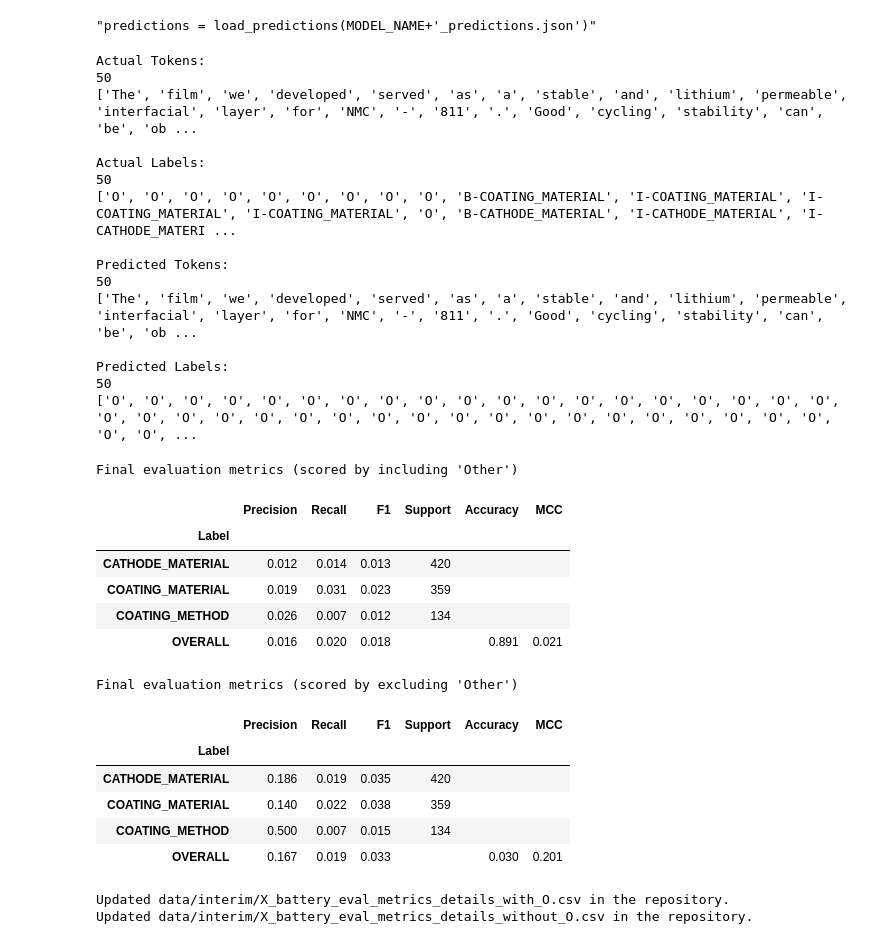
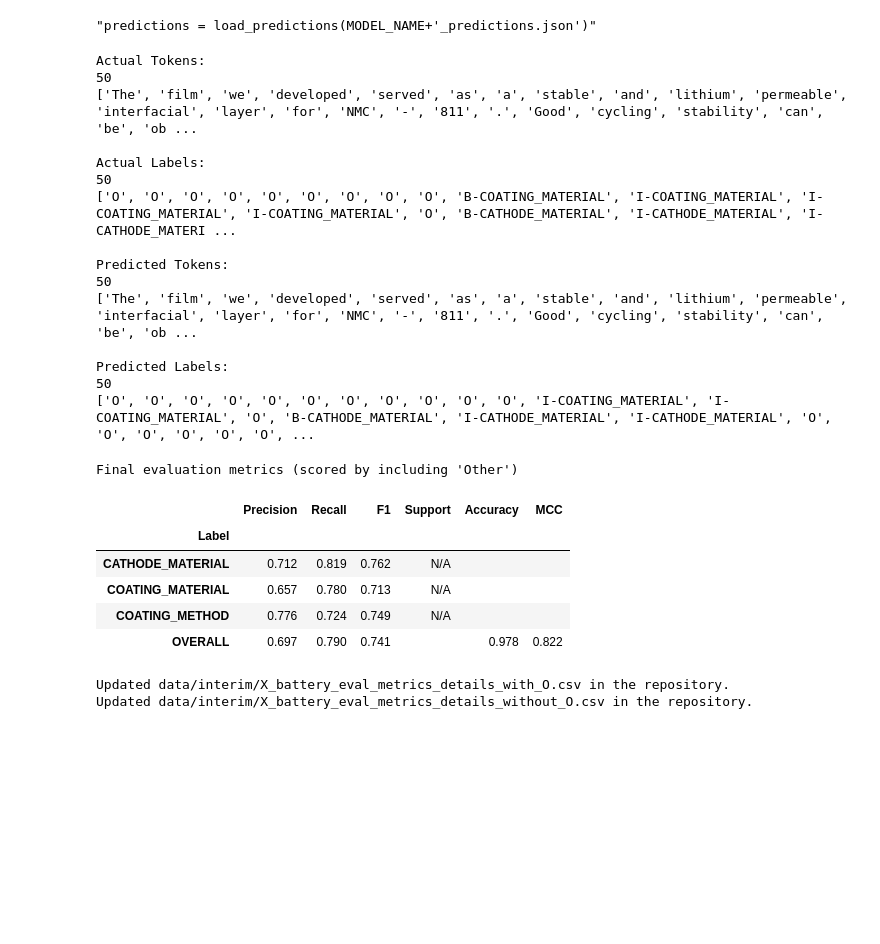
Before and after one commit to jspencermorris/chem_ner, a Jupyter notebook: notebooks/CLUB_NER.ipynb, the cells around one changed output. Drawn from its saved outputs; the diff is of its cells as text; code cells hidden in the pictures; blank space fills up the shorter version.

```diff
--- a/notebooks/CLUB_NER.ipynb
+++ b/notebooks/CLUB_NER.ipynb
@@ -693,14 +705,17 @@ def save_predictions(model, tf_dataset, tokenizer, id2label, output_file):
     special_tokens = {tokenizer.cls_token_id, tokenizer.sep_token_id, tokenizer.pad_token_id}
 
     # Iterate over the validation dataset and predictions together
-    for batch, _ in tf_dataset:
+    batch_index = 0
+    for batch, _ in tf_dataset: # Loop over each Batch of Examples
         input_ids = batch['input_ids'].numpy()
         attention_mask = batch['attention_mask'].numpy()
-        ids = batch['id'].numpy()  # Assuming 'id' is included in the batch
+        ids = batch['id'].numpy()
 
-        for j in range(input_ids.shape[0]):
+        batch_size = input_ids.shape[0]
+
+        for j in range(batch_size): # Loop over each Example in the Batch
             unique_id = int(ids[j])  # Use the 'id' field from the dataset
-            input_id_list = input_ids[j]
+            input_id_list = input_ids[j] # Get the list of input ids
             tokens = tokenizer.convert_ids_to_tokens(input_id_list)
 
             # Filter out special tokens and handle out-of-vocabulary tokens
@@ -720,7 +735,7 @@ def save_predictions(model, tf_dataset, tokenizer, id2label, output_file):
             word_ids = tokenized_input.word_ids()
 
             # Invert alignment to get token-level predictions
-            pred_ner_tags = invert_alignment(predictions[j].tolist(), word_ids)
+            pred_ner_tags = invert_alignment(predictions[batch_index * batch_size + j].tolist(), word_ids)
             pred_ner_tags = [id2label[tag] for tag in pred_ner_tags]
 
             # Create the dictionary for this example
@@ -732,12 +747,11 @@ def save_predictions(model, tf_dataset, tokenizer, id2label, output_file):
 
             predictions_list.append(pred_dict)
 
+        batch_index += 1
+
     # Save predictions and labels in JSON format
     with open(output_file, "w") as f:
         json.dump(predictions_list, f)
-
-    # Save predictions file to GitHub
-    #upload_to_github(output_file, 'data/interim/')
 
     return predictions_list
 
@@ -1566,7 +1580,7 @@ NUM_WARMUP_STEPS = 0
 
 SEEDS = [0, 5, 24, 31, 41]
 
-NUM_EPOCHS = 1
+NUM_EPOCHS = 3
 # %%
 # Load the BERT model
 bert_config = BertConfig.from_pretrained(CHECKPOINT, output_hidden_states=True)
@@ -1745,39 +1764,24 @@ Predicted Tokens:
 
 Predicted Labels:
 50
-['O', 'O', 'O', 'O', 'O', 'O', 'O', 'O', 'O', 'O', 'O', 'O', 'O', 'O', 'O', 'O', 'O', 'O', 'O', 'O', 'O', 'O', 'O', 'O', 'O', 'O', 'O', 'O', 'O', 'O', 'O', 'O', 'O', 'O', 'O', 'O', 'O', 'O', 'O', 'O', ...
+['O', 'O', 'O', 'O', 'O', 'O', 'O', 'O', 'O', 'O', 'O', 'I-COATING_MATERIAL', 'I-COATING_MATERIAL', 'O', 'B-CATHODE_MATERIAL', 'I-CATHODE_MATERIAL', 'I-CATHODE_MATERIAL', 'O', 'O', 'O', 'O', 'O', 'O', ...
 # %%
-# Compute MCC scores
-mcc_score, mcc_score_no_other = compute_MCC.compute_MCC_jsonl(hf_eval, eval_predictions, id_col='id', ignore_label='O')
-"""print(f"\nMCC Score (including 'Other'): {mcc_score}")
-print(f"\nMCC Score (excluding 'Other'): {mcc_score_no_other}")"""
+# Compute MCC score
+mcc_score = compute_MCC_jsonl(hf_eval, eval_predictions, id_col='id')
 
 # Compute Seqeval scores
-seqeval_scores, seqeval_scores_no_other = compute_seqeval.compute_seqeval_jsonl(hf_eval, eval_predictions, id_col='id', ignore_label='O')
-"""print(f"\nSeqeval Scores (including 'Other'):\n{seqeval_scores}")
-print(f"\nSeqeval Scores (excluding 'Other'):\n{seqeval_scores_no_other}")"""
+seqeval_scores = compute_seqeval_jsonl(hf_eval, eval_predictions, id_col='id')
 
 # Display final evaluation metrics (scored by including 'Other')
-print("\nFinal evaluation metrics (scored by including 'Other')")
-scores_with_O = display_metrics_details(mcc_score, seqeval_scores)
-
-# Display final evaluation metrics (scored by excluding 'Other')
-print("\nFinal evaluation metrics (scored by excluding 'Other')")
-scores_without_O = display_metrics_details(mcc_score_no_other, seqeval_scores_no_other)
+print("\nFinal evaluation metrics')")
+scores = display_metrics_details(mcc_score, seqeval_scores)
 # %% [output]
 Final evaluation metrics (scored by including 'Other')
 |  | Precision | Recall | F1 | Support | Accuracy | MCC |
 | Label |  |  |  |  |  |  |
-| CATHODE_MATERIAL | 0.012 | 0.014 | 0.013 | 420 |  |  |
-| COATING_MATERIAL | 0.019 | 0.031 | 0.023 | 359 |  |  |
-| COATING_METHOD | 0.026 | 0.007 | 0.012 | 134 |  |  |
-| OVERALL | 0.016 | 0.020 | 0.018 |  | 0.891 | 0.021 |
+| CATHODE_MATERIAL | 0.712 | 0.819 | 0.762 | N/A |  |  |
+| COATING_MATERIAL | 0.657 | 0.780 | 0.713 | N/A |  |  |
+| COATING_METHOD | 0.776 | 0.724 | 0.749 | N/A |  |  |
+| OVERALL | 0.697 | 0.790 | 0.741 |  | 0.978 | 0.822 |
-Final evaluation metrics (scored by excluding 'Other')
-|  | Precision | Recall | F1 | Support | Accuracy | MCC |
-| Label |  |  |  |  |  |  |
-| CATHODE_MATERIAL | 0.186 | 0.019 | 0.035 | 420 |  |  |
-| COATING_MATERIAL | 0.140 | 0.022 | 0.038 | 359 |  |  |
-| COATING_METHOD | 0.500 | 0.007 | 0.015 | 134 |  |  |
-| OVERALL | 0.167 | 0.019 | 0.033 |  | 0.030 | 0.201 |
 # %%
 # Save the evaluation metrics
```
Also changed, not shown: parts of 9 cells of this notebook.
